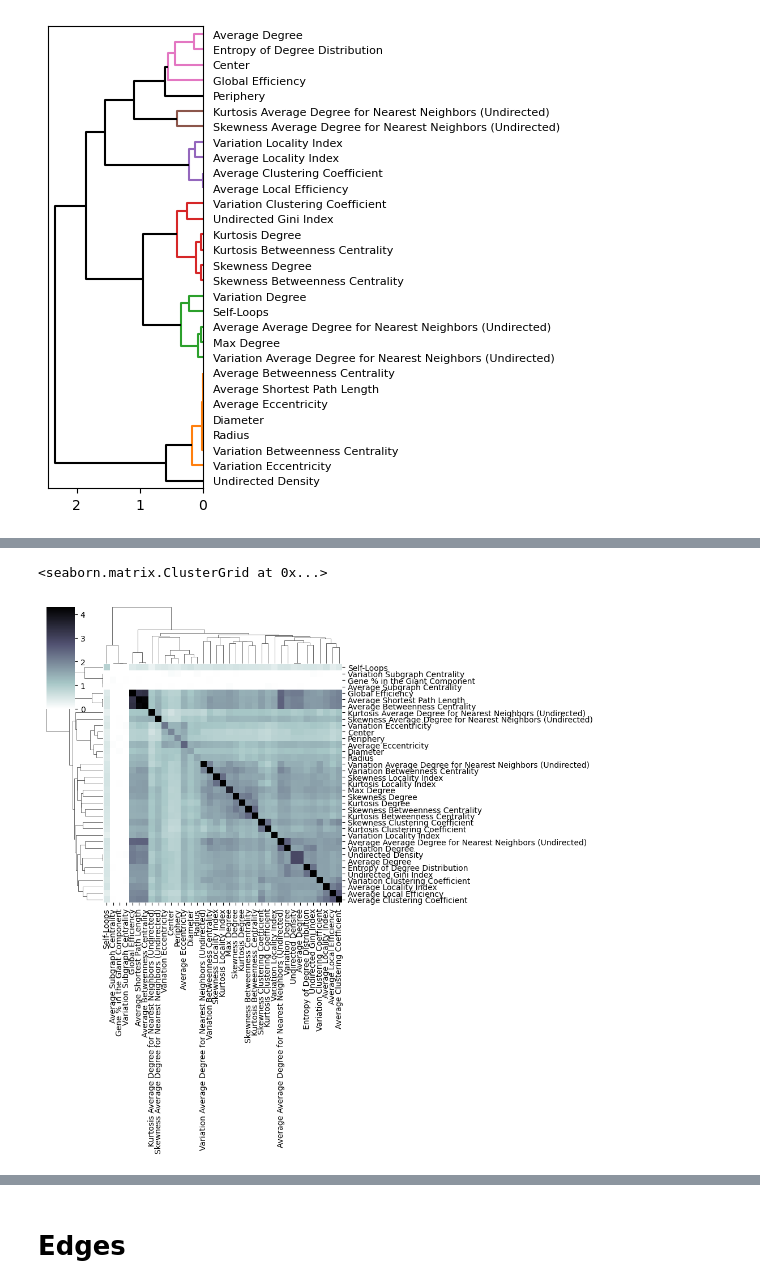
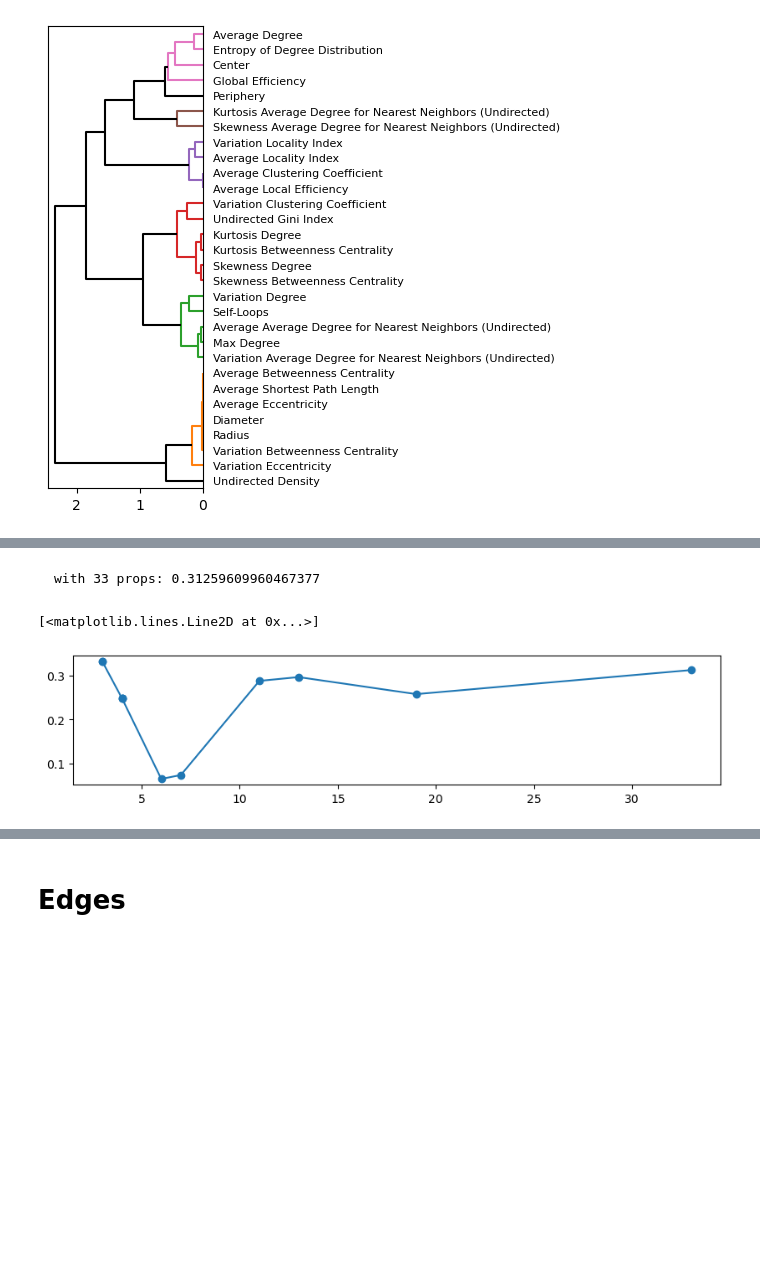
Before and after one commit to freyrelab/netective, a Jupyter notebook: Applications/synthetic_characterization.ipynb, the cells around one changed output, grey strips where cells are left out. Cells and saved outputs as stored; diff of their text form; code cells hidden in the pictures; blank space fills up the shorter version.

```diff
--- a/Applications/synthetic_characterization.ipynb
+++ b/Applications/synthetic_characterization.ipynb
@@ -27,0 +24,17 @@ merged_df.shape
+# %%
+from netective.utils import get_clusters
+from sklearn.metrics import adjusted_rand_score
+
+models = {
+    'ba' : 0,
+    'er' : 1,
+    'ws' : 2,
+    'dgm' : 3,
+    'sf' : 4
+    }
+
+gs = [models[name.split('_')[0]] for name in merged_df.index]
+clusters = get_clusters(merged_df.T.corr(), clust_num=5, map_ids=False)
+
+all_undirected_props_score = adjusted_rand_score(gs, clusters)
+print(f'with 33 props: {all_undirected_props_score}')
@@ -135,31 +140,10 @@ sub_corr
-# %%
-from sklearn.feature_selection import mutual_info_regression
-import pickle
-import pandas as pd
-
-norm = 'networknorm'
-num_nodes_values = range(1000, 5001, 1000)
-density_values = [0.001, 0.005, 0.01]
-
-dfs = []
-for num_nodes in num_nodes_values:
-    for density in density_values:
-        with open(f'scalar_{norm}_{density}_{num_nodes}.pkl', 'rb') as f:
-            scalar_raw = pickle.load(f)
-
-        df = pd.DataFrame.from_dict(scalar_raw).T
-        df = df.dropna(axis=1)
-        dfs.append(df)
-
-merged_df = pd.concat(dfs)
-
-merged_df_corr = pd.DataFrame(index=df.columns, columns=df.columns)
-for i in df.columns:
-    for j in df.columns:
-        merged_df_corr.loc[i,j] = mutual_info_regression(df[[i]], df[j])[0]
-
-
-sns.clustermap(merged_df_corr.astype(float),xticklabels=True, yticklabels=True, cmap='bone_r')
-# %% [output]
-<seaborn.matrix.ClusterGrid at 0x...>
-[figure, removed]
+# %% [markdown]
+    with 33 props: 0.31259609960467377
+# %%
+# plot distance vs score as scatter plot and line plot
+plt.figure(figsize=(10, 2))
+x = [len(x) for x in distance_representative_features.values()]
+plt.plot([33]+x, [0.31259609960467377]+list(distance_score.values()), '-o')
+# %% [output]
+[<matplotlib.lines.Line2D at 0x...>]
+[figure, added]
```
Also changed, not shown: parts of 15 cells of this notebook, 8 other files.
